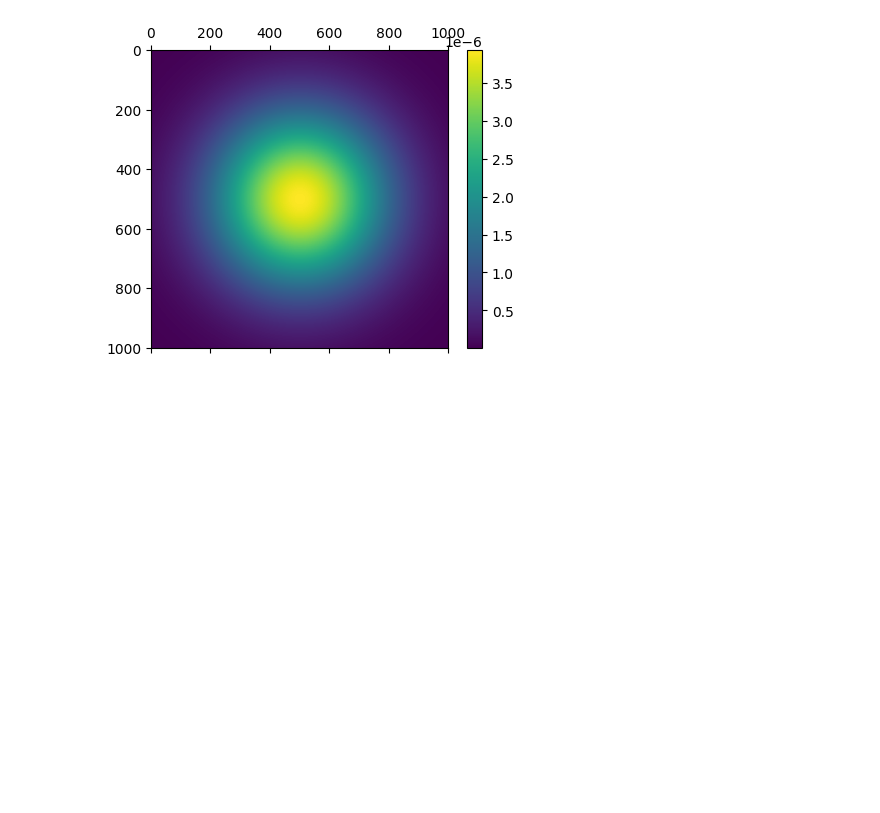
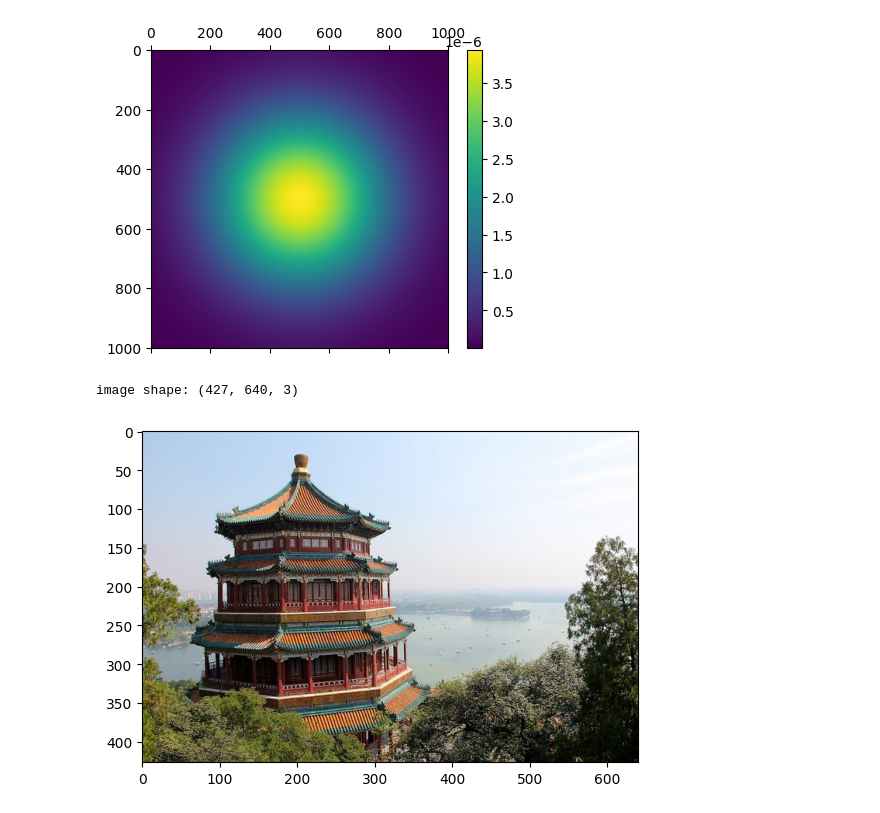
Before and after one commit to solarecho3/vectors, a Jupyter notebook: vectors.ipynb, the cells around one changed output. Cells and saved outputs as stored; diff of their text form; code cells hidden in the pictures; blank space fills up the shorter version.

```diff
--- a/vectors.ipynb
+++ b/vectors.ipynb
@@ -2312,3 +2312,13 @@ plt.colorbar(shrink=0.8)
 plt.show()
 # %% [output]
 [figure]
+# %%
+from sklearn.datasets import load_sample_image
+china = load_sample_image('china.jpg')
+print("image shape:", china.shape)
+plt.close()
+plt.imshow(china)
+plt.show()
+# %% [output]
+image shape: (427, 640, 3)
+[figure, added]
```
Also changed, not shown: parts of 16 cells of this notebook.
